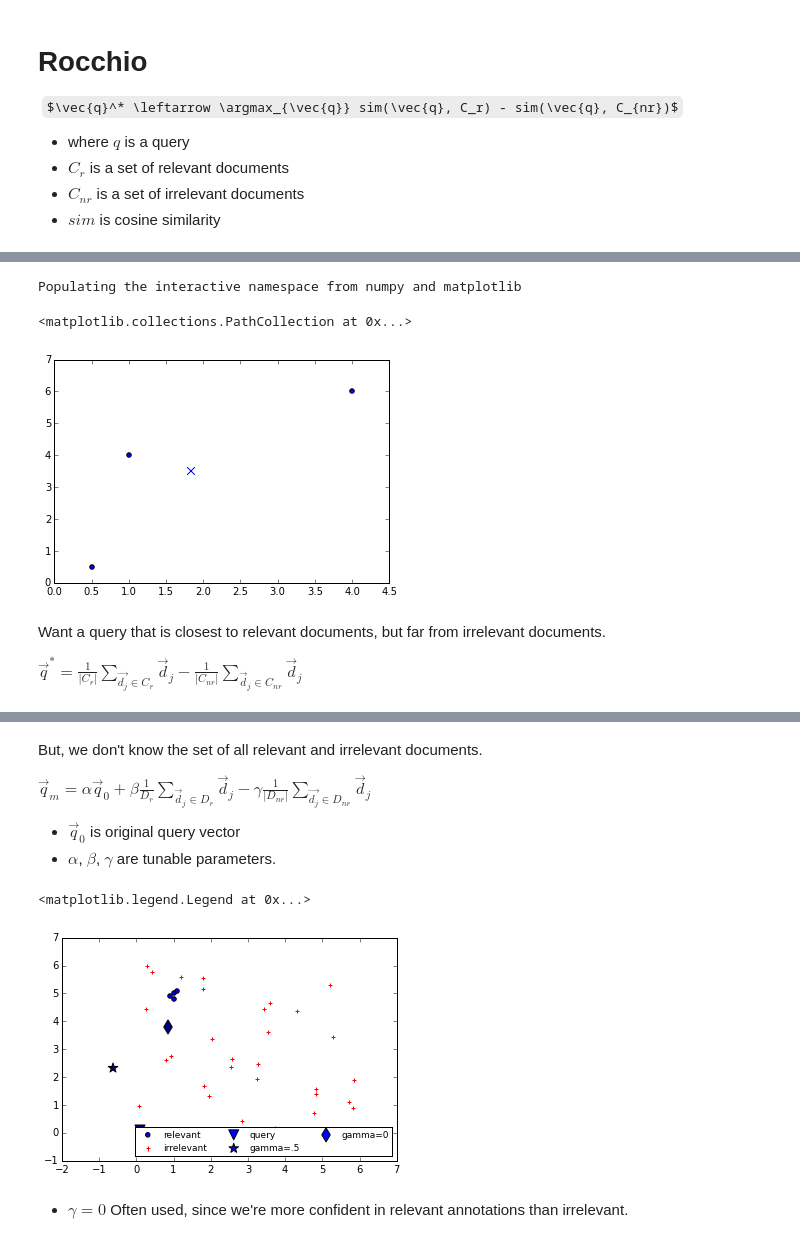
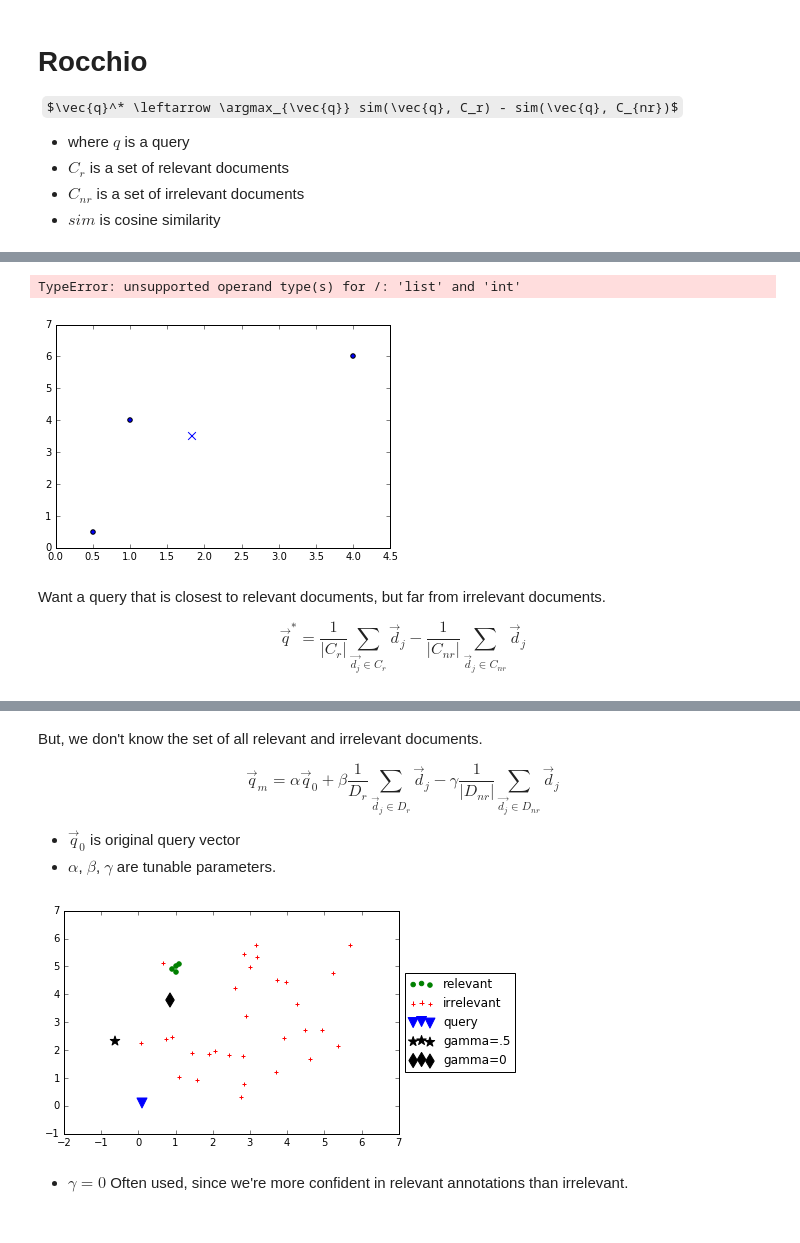
Before and after one commit to iit-cs429/main, a Jupyter notebook: lectures/lec10/Expansion.ipynb, the cells around one changed output, grey strips where cells are left out. Cells and saved outputs as stored; diff of their text form; code cells hidden in the pictures; some formulas as TeX source.

```diff
--- a/lectures/lec10/Expansion.ipynb
+++ b/lectures/lec10/Expansion.ipynb
@@ -68,22 +69,29 @@ print np.array(a) / 3
+# %%
+# list division? Nope.
+a / 3
+# %% [output]
+TypeError: unsupported operand type(s) for /: 'list' and 'int'
 # %%
-%pylab inline
+%matplotlib inline
 import numpy as np
+import matplotlib.pyplot as plt
 
 points = [[1, 4],
           [.5, .5],
           [4, 6]]
 
+# Compute centroid.
 centroid = np.sum(points, axis=0) / len(points)
-scatter([p[0] for p in points], [p[1] for p in points])
-scatter([centroid[0]], [centroid[1]], marker='x', s=60)
+plt.figure()
+plt.scatter([p[0] for p in points], [p[1] for p in points])
+plt.scatter([centroid[0]], [centroid[1]], marker='x', s=60)
+plt.show()
 # %% [output]
-Populating the interactive namespace from numpy and matplotlib
-<matplotlib.collections.PathCollection at 0x...>
 [figure]
 # %% [markdown]
 Want a query that is closest to relevant documents, but far from irrelevant documents.
 
-$\vec{q}^* = \frac{1}{|C_r|} \sum_{\vec{d_j} \in C_r}\vec{d}_j - \frac{1}{|C_{nr}|} \sum_{\vec{d}_j \in C_{nr}} \vec{d}_j$
+$$\vec{q}^* = \frac{1}{|C_r|} \sum_{\vec{d_j} \in C_r}\vec{d}_j - \frac{1}{|C_{nr}|} \sum_{\vec{d}_j \in C_{nr}} \vec{d}_j$$
 # %% [markdown]
 ![rocchio](files/rocchio.png)
 
@@ -92,48 +100,51 @@ Source: [MRS](http://nlp.stanford.edu/IR-book/pdf/09expand.pdf)
 But, we don't know the set of all relevant and irrelevant documents.
 
 
-$\vec{q}_m = \alpha \vec{q}_0 + \beta\frac{1}{D_r} \sum_{\vec{d}_j \in D_r} \vec{d}_j - \gamma\frac{1}{|D_{nr}|} \sum_{\vec{d_j} \in D_{nr}} \vec{d}_j$
+$$\vec{q}_m = \alpha \vec{q}_0 + \beta\frac{1}{D_r} \sum_{\vec{d}_j \in D_r} \vec{d}_j - \gamma\frac{1}{|D_{nr}|} \sum_{\vec{d_j} \in D_{nr}} \vec{d}_j$$
 
 - $\vec{q}_0$ is original query vector
 - $\alpha$, $\beta$, $\gamma$ are tunable parameters.
 # %%
 # Plot effect of relevance feedback as we change parameters.
 import numpy as np
 from numpy import array as npa
 import random as rnd
 
 def centroid(docs):
     return np.sum(docs, axis=0) / len(docs)
 
 def rocchio(query, relevant, irrelevant, alpha, beta, gamma):
     return alpha * query + beta * centroid(relevant) - gamma * centroid(irrelevant)
 
 # Create some documents
 relevant = npa([[1, 5], [1.1, 5.1], [0.9, 4.9], [1.0, 4.8]])
 irrelevant = npa([[rnd.random()*6, rnd.random()*6] for i in range(30)])
 
 # Create a query
 query = npa([.1, .1])
 
 # Compute two different Rocchio updates (gamma=0.5, gamma=0)
 new_query_g5 = rocchio(query, relevant, irrelevant, 1., .75, .5)
 new_query_g0 = rocchio(query, relevant, irrelevant, 1., .75, 0.)
 
 # Plot them.
-pos = scatter([p[0] for p in relevant], [p[1] for p in relevant])
-neg = scatter([p[0] for p in irrelevant], [p[1] for p in irrelevant], marker='+', edgecolor='red')
-q = scatter(query[0], query[1], marker='v', c=0.1, s=100)
-newq_b5 = scatter([new_query_g5[0]], [new_query_g5[1]], marker='*', s=100, c=.9)
-newq_b0 = scatter([new_query_g0[0]], [new_query_g0[1]], marker='d', s=100, c=.8)
-plt.legend((pos, neg, q, newq_b5, newq_b0),
-           ('relevant', 'irrelevant', 'query', 'gamma=.5', 'gamma=0'),
-           scatterpoints=1,
-           loc='lower right',
-           ncol=3,
-           fontsize=9)
+plt.figure()
+pos = plt.scatter([p[0] for p in relevant], [p[1] for p in relevant],
+                  color='g', marker='o', label='relevant')
+neg = plt.scatter([p[0] for p in irrelevant], [p[1] for p in irrelevant],
+              marker='+', color='red', label='irrelevant')
+
+q = plt.scatter(query[0], query[1], marker='v',
+                color='b', s=100, label='query')
+newq_b5 = plt.scatter([new_query_g5[0]], [new_query_g5[1]],
+                      marker='*', s=100, color='black', label='gamma=.5')  # s=100, c=.9)
+newq_b0 = plt.scatter([new_query_g0[0]], [new_query_g0[1]],
+                      marker='d', s=100, color='black', label='gamma=0')  # s=100, c=.8)
+
+plt.legend(loc='center left', bbox_to_anchor=(1, 0.5))
+plt.show()
 # %% [output]
-<matplotlib.legend.Legend at 0x...>
-[figure, old version]
+[figure, new version]
 # %% [markdown]
 - $\gamma=0$ Often used, since we're more confident in relevant annotations than irrelevant.
 # %% [markdown]
```
Also changed, not shown: parts of 25 cells of this notebook, 1 other file.
